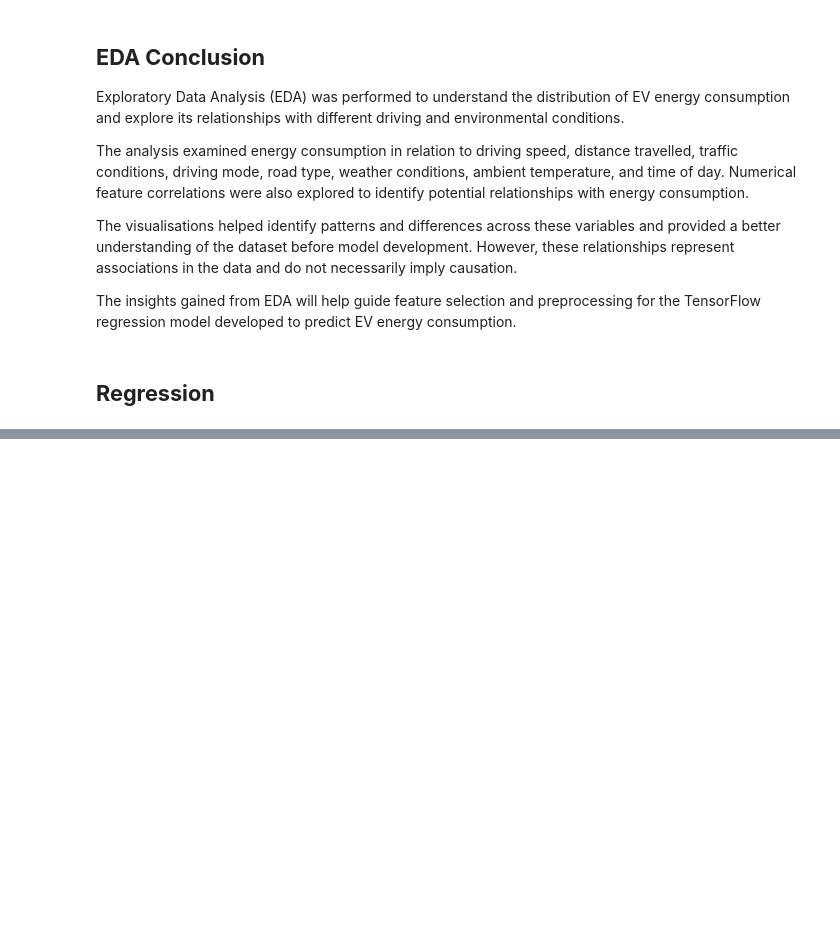
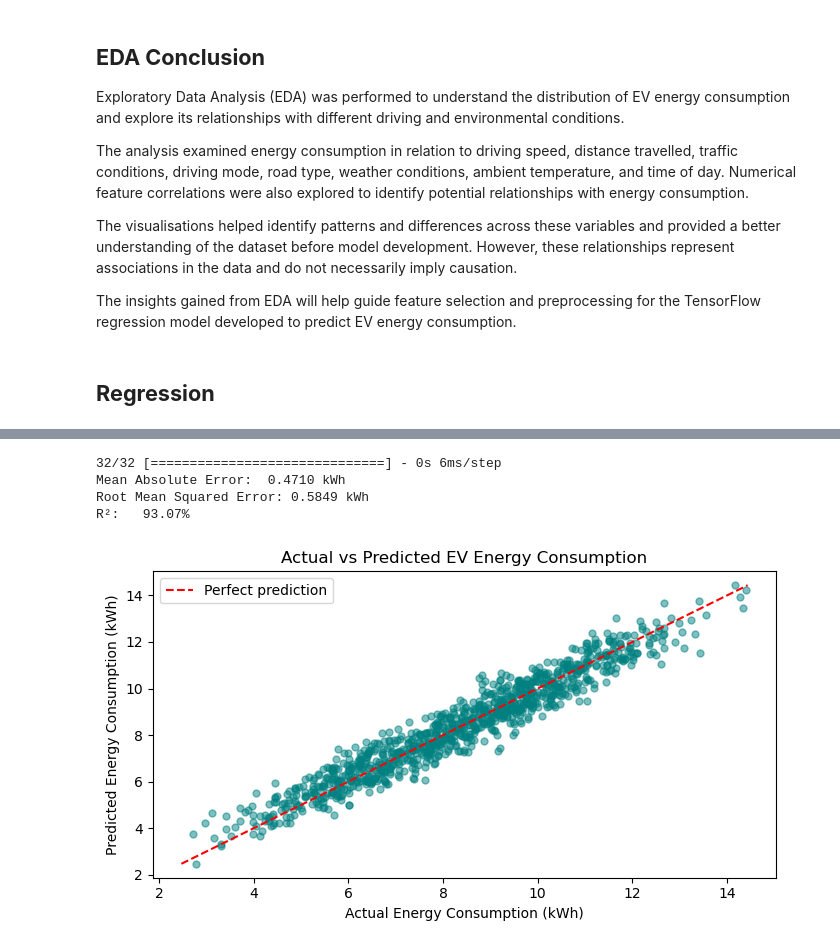
Before and after one commit to sahal-cm/EV_Energy_consumption_Prediction, a Jupyter notebook: EV_Energy_Project.ipynb, the cells around one changed output, grey strips where cells are left out. Cells and saved outputs as stored; diff of their text form; code cells hidden in the pictures; blank space fills up the shorter version.

Commit message:
Add Model, actual vs predicted graph

```diff
--- a/EV_Energy_Project.ipynb
+++ b/EV_Energy_Project.ipynb
@@ -541,0 +556,50 @@ R²:   0.943
+# %%
+from sklearn.metrics import mean_absolute_error
+from sklearn.metrics import mean_squared_error, r2_score
+
+predictions = model.predict(X_test_scaled).ravel()
+
+mae = mean_absolute_error(y_test, predictions)
+rmse = np.sqrt(mean_squared_error(y_test, predictions))
+r2 = r2_score(y_test, predictions)
+
+print(f"Mean Absolute Error:  {mae:.4f} kWh")
+print(f"Root Mean Squared Error: {rmse:.4f} kWh")
+print(f"R²:   {r2*100:.2f}%")
+# %% [output]
+32/32 [==============================] - 0s 6ms/step
+Mean Absolute Error:  0.4710 kWh
+Root Mean Squared Error: 0.5849 kWh
+R²:   93.07%
+# %%
+# Actual vs predicted plot
+plt.figure(figsize=(7, 4))
+
+plt.scatter(
+    y_test,
+    predictions,
+    alpha=0.5,
+    color="teal",
+    s=25
+)
+
+# Reference line for perfect predictions
+min_value = min(np.min(y_test), np.min(predictions))
+max_value = max(np.max(y_test), np.max(predictions))
+
+plt.plot(
+    [min_value, max_value],
+    [min_value, max_value],
+    linestyle="--",
+    color="red",
+    label="Perfect prediction"
+)
+
+plt.title("Actual vs Predicted EV Energy Consumption")
+plt.xlabel("Actual Energy Consumption (kWh)")
+plt.ylabel("Predicted Energy Consumption (kWh)")
+plt.legend()
+plt.tight_layout()
+plt.show()
+# %% [output]
+[figure, added]
```
Also changed, not shown: parts of 11 cells of this notebook.
